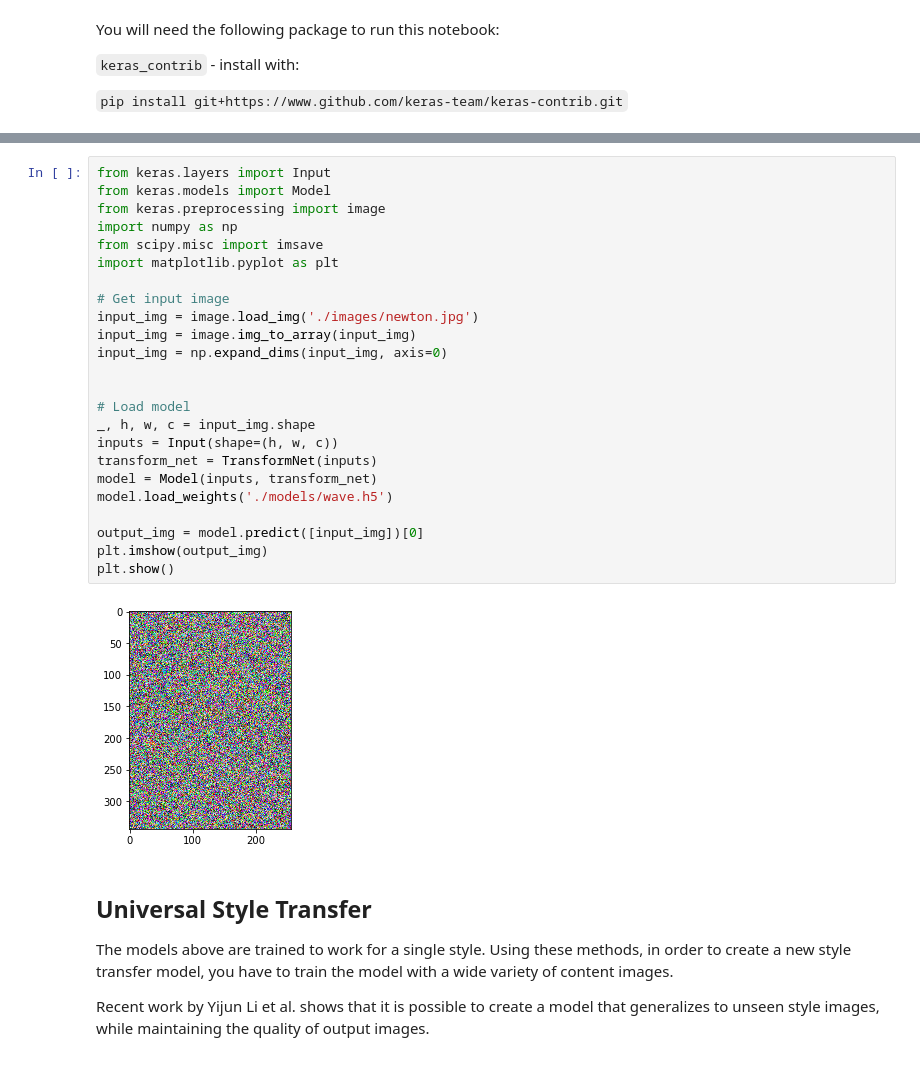
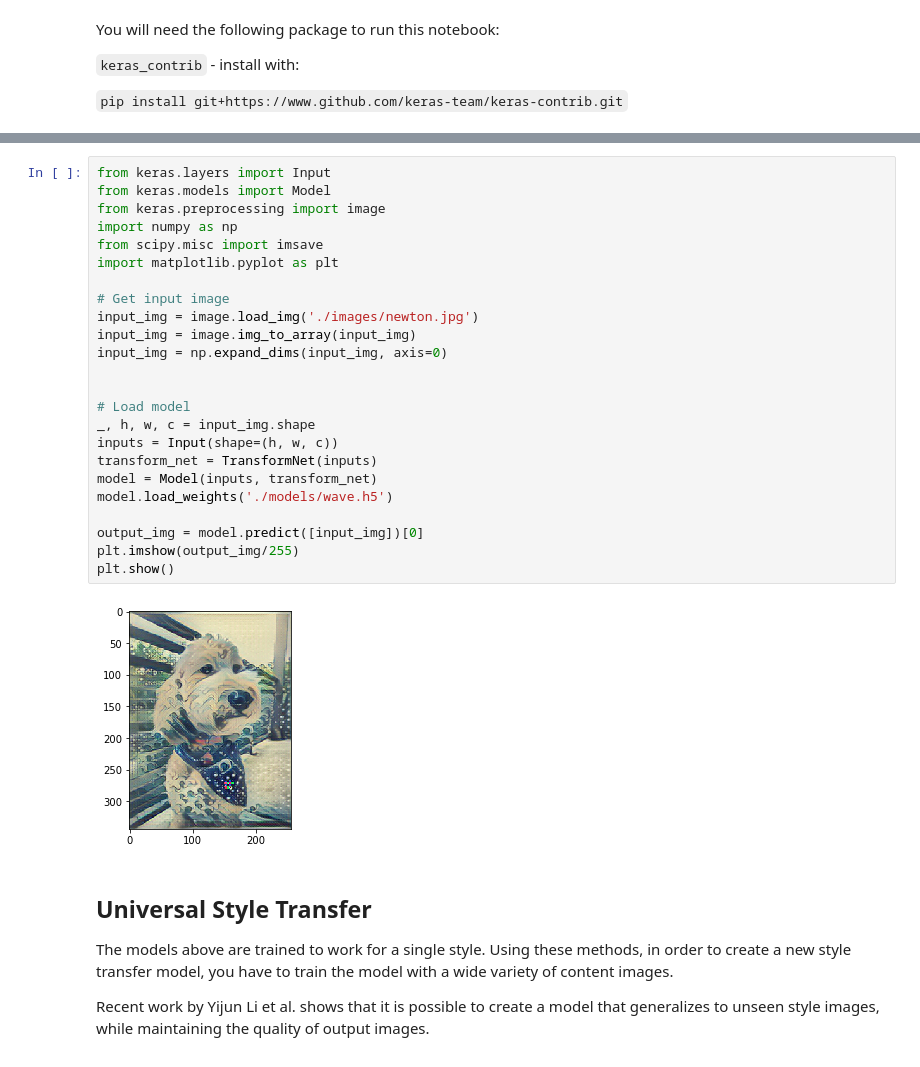
Before and after one commit to 8000net/LectureNotes, a Jupyter notebook: Lecture 3b - Image Style Transfer.ipynb, the cells around one changed output, grey strips where cells are left out. Cells and saved outputs as stored; diff of their text form.

Commit message:
Adds cite for transformnet image, fixes stylized image display

```diff
--- a/Lecture 3b - Image Style Transfer.ipynb
+++ b/Lecture 3b - Image Style Transfer.ipynb
@@ -117,29 +120,29 @@ def TransformNet(inputs):
 # %%
 from keras.layers import Input
 from keras.models import Model
 from keras.preprocessing import image
 import numpy as np
 from scipy.misc import imsave
 import matplotlib.pyplot as plt
 
 # Get input image
 input_img = image.load_img('./images/newton.jpg')
 input_img = image.img_to_array(input_img)
 input_img = np.expand_dims(input_img, axis=0)
 
 
 # Load model
 _, h, w, c = input_img.shape
 inputs = Input(shape=(h, w, c))
 transform_net = TransformNet(inputs)
 model = Model(inputs, transform_net)
 model.load_weights('./models/wave.h5')
 
 output_img = model.predict([input_img])[0]
-plt.imshow(output_img)
+plt.imshow(output_img/255)
 plt.show()
 # %% [output]
-[figure, old version]
+[figure, new version]
 # %% [markdown]
 ## Universal Style Transfer
 The models above are trained to work for a single style. Using these methods, in order to create a new style transfer model, you have to train the model with a wide variety of content images.
```
Also changed, not shown: parts of 4 cells of this notebook, 1 other file.
